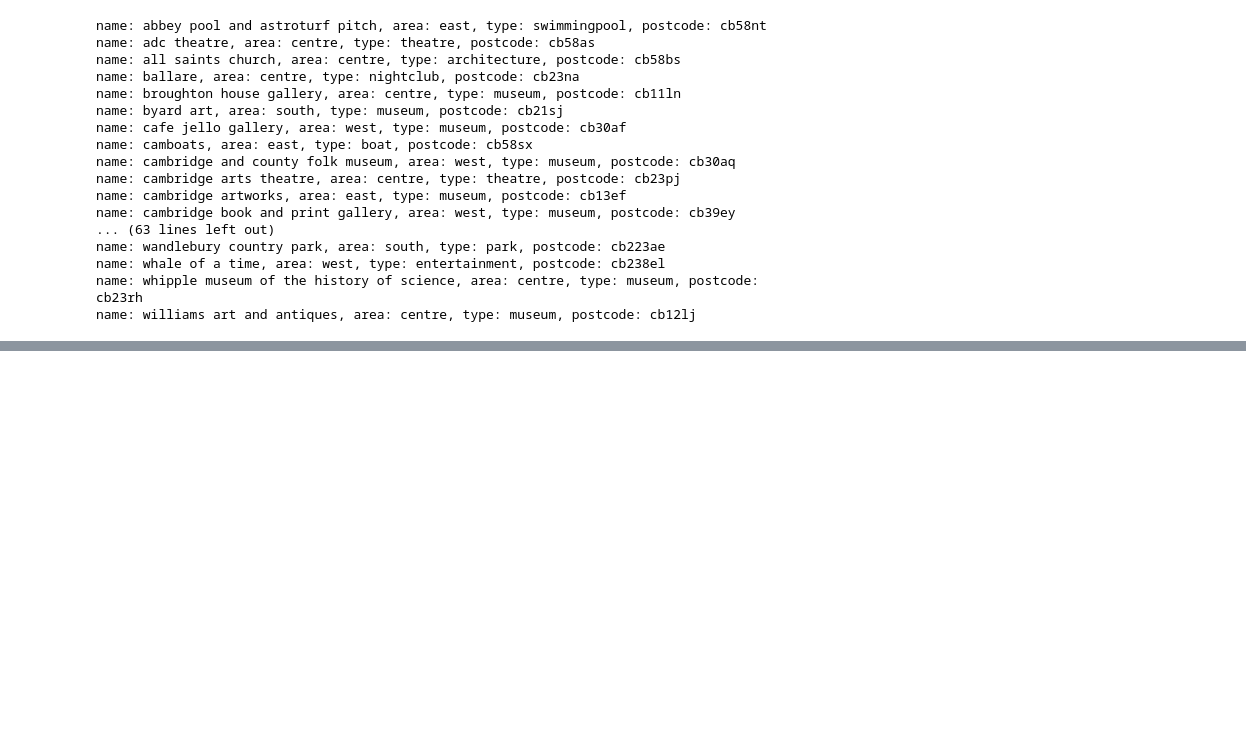
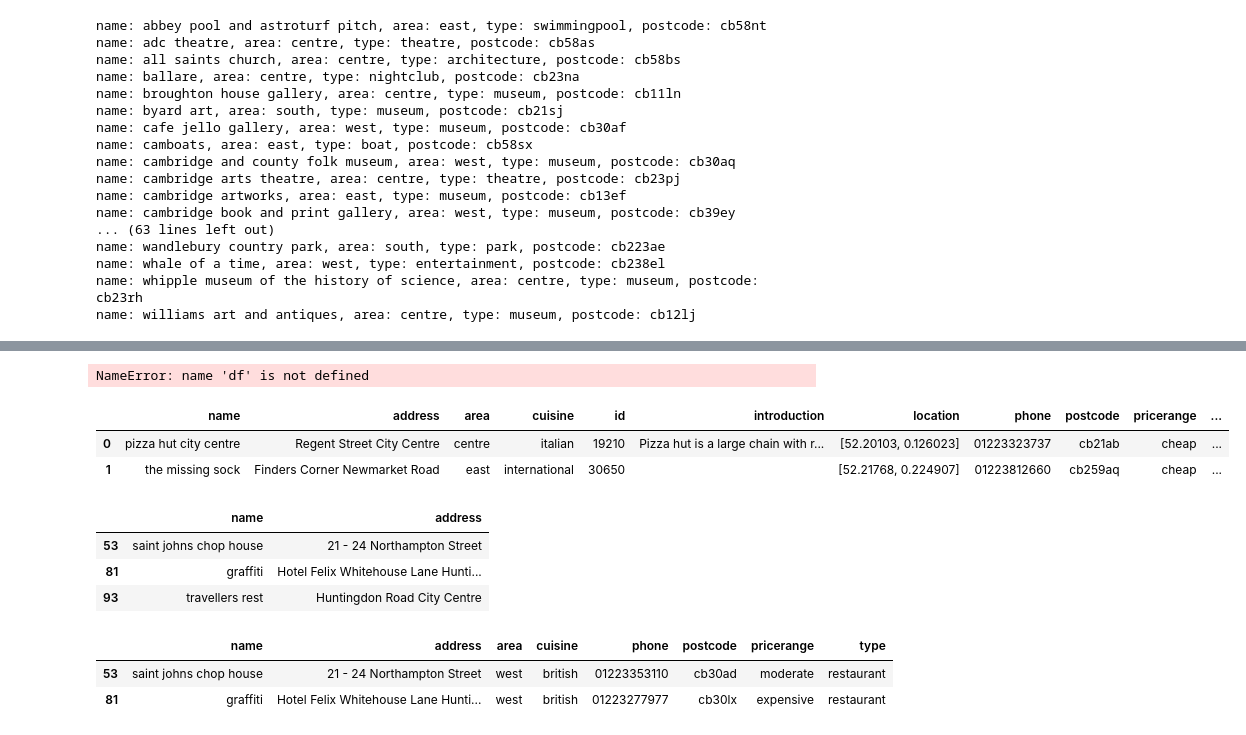
Before and after one commit to WillyHC22/InstructTODS, a Jupyter notebook: mwoz21_e2e_explo.ipynb, the cells around one changed output, grey strips where cells are left out. Saved outputs shown, nothing was run; the diff lists cells and outputs as text; code cells hidden in the pictures; blank space fills up the shorter version.

```diff
--- a/mwoz21_e2e_explo.ipynb
+++ b/mwoz21_e2e_explo.ipynb
@@ -438,0 +728,3 @@ name: williams art and antiques, area: centre, type: museum, postcode: cb12lj
+# %%
+import sqlite3
+attraction_db = json.load(open("/home/willy/instructod/MultiWOZ_2.1/attraction_db.json"))
@@ -438,0 +818,19 @@ name: williams art and antiques, area: centre, type: museum, postcode: cb12lj
+# %%
+from langchain.agents import create_pandas_dataframe_agent
+from langchain.llms.openai import OpenAI
+from langchain.callbacks import get_openai_callback
+from langchain.agents import AgentType
+
+import json
+from pathlib import Path
+from pprint import pprint
+
+file_path="/home/willy/instructod/MultiWOZ_2.1/attraction_db.json"
+data = json.loads(Path(file_path).read_text())
+df = pd.DataFrame(data)
+df = df.drop(columns=["location"])
+
+llm = OpenAI(model_name="gpt-3.5-turbo", temperature=0)
+# llm = OpenAI(temperature=0)
+
+agent_df = create_pandas_dataframe_agent(llm, df, max_iterations=5, verbose=True)
@@ -445,0 +1190,22 @@ len(df)
+# %%
+restaurant_db = json.load(open("MultiWOZ_2.1/hotel_db.json", "r"))
+# %%
+df = pd.DataFrame(restaurant_db)
+# %%
+df.head(2)
+# %% [output]
+NameError: name 'df' is not defined
+# %%
+df = df[['name'] + [col for col in df.columns if col != 'name']]
+df.head(2)
+# %% [output]
+|  | name | address | area | cuisine | id | introduction | location | phone | postcode | pricerange | ... |
+| 0 | pizza hut city centre | Regent Street City Centre | centre | italian | 19210 | Pizza hut is a large chain with r... | [52.20103, 0.126023] | 01223323737 | cb21ab | cheap | ... |
+| 1 | the missing sock | Finders Corner Newmarket Road | east | international | 30650 |  | [52.21768, 0.224907] | 01223812660 | cb259aq | cheap | ... |
+# %%
+df.loc[(df['type'] == 'restaurant') & (df['cuisine'] == 'british') & (df['area'] == 'west')][['name', 'address']]
+# %% [output]
+|  | name | address |
+| 53 | saint johns chop house | 21 - 24 Northampton Street |
+| 81 | graffiti | Hotel Felix Whitehouse Lane Hunti... |
+| 93 | travellers rest | Huntingdon Road City Centre |
@@ -445,0 +1220,6 @@ len(df)
+# %%
+df.query("type == 'restaurant' and cuisine == 'british' and area == 'west'").head(2)
+# %% [output]
+|  | name | address | area | cuisine | phone | postcode | pricerange | type |
+| 53 | saint johns chop house | 21 - 24 Northampton Street | west | british | 01223353110 | cb30ad | moderate | restaurant |
+| 81 | graffiti | Hotel Felix Whitehouse Lane Hunti... | west | british | 01223277977 | cb30lx | expensive | restaurant |
```
Also changed, not shown: parts of 44 cells of this notebook, 2 other files.
